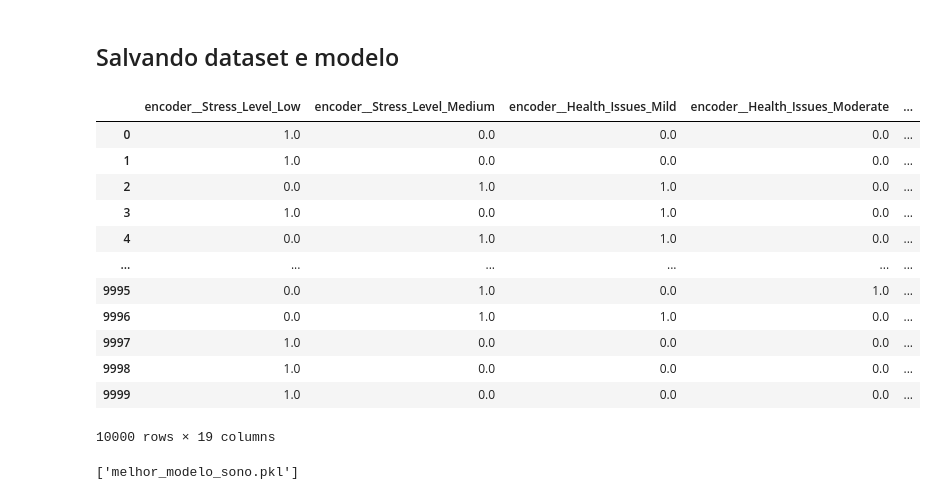
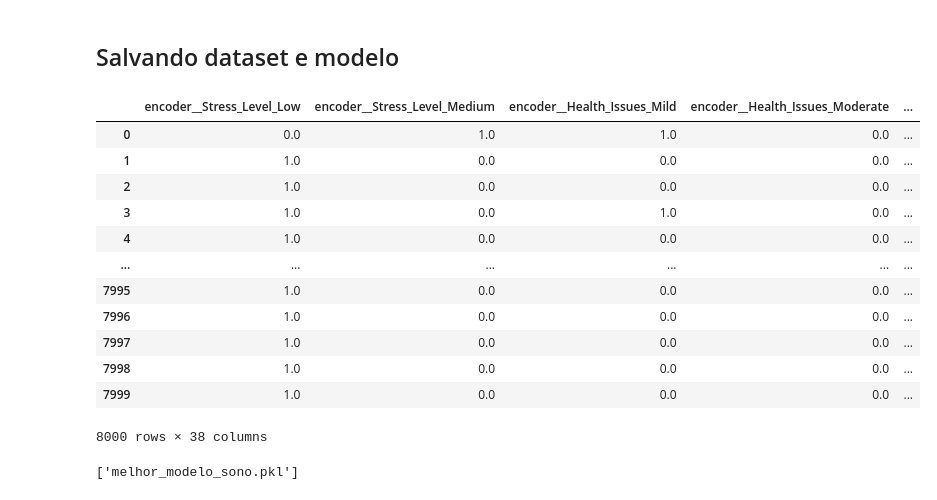
Before and after one commit to Augu5t0/Cientista-de-Dados-N-vel-1, a Jupyter notebook: Notebook/checkpoint.ipynb, the cells around one changed output. Saved outputs shown, nothing was run; the diff lists cells and outputs as text; code cells hidden in the pictures.

```diff
--- a/Notebook/checkpoint.ipynb
+++ b/Notebook/checkpoint.ipynb
@@ -553,16 +524,0 @@ X
-# %%
-from sklearn.preprocessing import StandardScaler
-
-colunas_para_escalar = [
-    'remainder__Age',
-    'remainder__Caffeine_mg',
-    'remainder__Sleep_Hours',
-    'remainder__BMI',
-    'remainder__Heart_Rate',
-    'remainder__Physical_Activity_Hours',
-    'remainder__Caffeine_per_Hour'
-]
-
-scaler = StandardScaler()
-X[colunas_para_escalar] = scaler.fit_transform(X[colunas_para_escalar])
-X.head()
@@ -581,0 +563,24 @@ X_treino, X_teste, y_treino, y_teste = train_test_split(X, y, test_size=0.2, str
+# %%
+from sklearn.preprocessing import StandardScaler
+import pandas as pd
+
+# As colunas numéricas agora têm o prefixo 'remainder__' devido ao ColumnTransformer
+numerical_cols_to_scale = [
+    'remainder__Age',
+    'remainder__Caffeine_mg',
+    'remainder__Sleep_Hours',
+    'remainder__BMI',
+    'remainder__Heart_Rate',
+    'remainder__Physical_Activity_Hours',
+    'remainder__Caffeine_per_Hour'
+]
+
+scaler = StandardScaler()
+
+# Aplica fit_transform apenas nas colunas numéricas do conjunto de treino
+X_treino[numerical_cols_to_scale] = scaler.fit_transform(X_treino[numerical_cols_to_scale])
+
+# Aplica transform nas mesmas colunas numéricas do conjunto de teste
+X_teste[numerical_cols_to_scale] = scaler.transform(X_teste[numerical_cols_to_scale])
+
+X_treino.head()
@@ -732,22 +744,22 @@ weighted avg       0.99      0.99      0.99      2000
 # %% [markdown]
 ## Salvando dataset e modelo
 # %%
-dataset_final = pd.concat([X, y.reset_index(drop=True)], axis=1)
+dataset_final = pd.concat([X_treino.reset_index(drop=True), X_teste.reset_index(drop=True), y_treino.reset_index(drop=True), y_teste.reset_index(drop=True)], axis=1)
 dataset_final
 # %% [output]
 |  | encoder__Stress_Level_Low | encoder__Stress_Level_Medium | encoder__Health_Issues_Mild | encoder__Health_Issues_Moderate | ... |
-| 0 | 1.0 | 0.0 | 0.0 | 0.0 | ... |
+| 0 | 0.0 | 1.0 | 1.0 | 0.0 | ... |
 | 1 | 1.0 | 0.0 | 0.0 | 0.0 | ... |
-| 2 | 0.0 | 1.0 | 1.0 | 0.0 | ... |
+| 2 | 1.0 | 0.0 | 0.0 | 0.0 | ... |
 | 3 | 1.0 | 0.0 | 1.0 | 0.0 | ... |
-| 4 | 0.0 | 1.0 | 1.0 | 0.0 | ... |
+| 4 | 1.0 | 0.0 | 0.0 | 0.0 | ... |
 | ... | ... | ... | ... | ... | ... |
-| 9995 | 0.0 | 1.0 | 0.0 | 1.0 | ... |
-| 9996 | 0.0 | 1.0 | 1.0 | 0.0 | ... |
-| 9997 | 1.0 | 0.0 | 0.0 | 0.0 | ... |
-| 9998 | 1.0 | 0.0 | 0.0 | 0.0 | ... |
-| 9999 | 1.0 | 0.0 | 0.0 | 0.0 | ... |
+| 7995 | 1.0 | 0.0 | 0.0 | 0.0 | ... |
+| 7996 | 1.0 | 0.0 | 0.0 | 0.0 | ... |
+| 7997 | 1.0 | 0.0 | 0.0 | 0.0 | ... |
+| 7998 | 1.0 | 0.0 | 0.0 | 0.0 | ... |
+| 7999 | 1.0 | 0.0 | 0.0 | 0.0 | ... |
-10000 rows × 19 columns
+8000 rows × 38 columns
 # %%
 dataset_final.to_csv('dataset_sono_processado.csv', index=False)
 # %%
```
Also changed, not shown: parts of 6 cells of this notebook.
